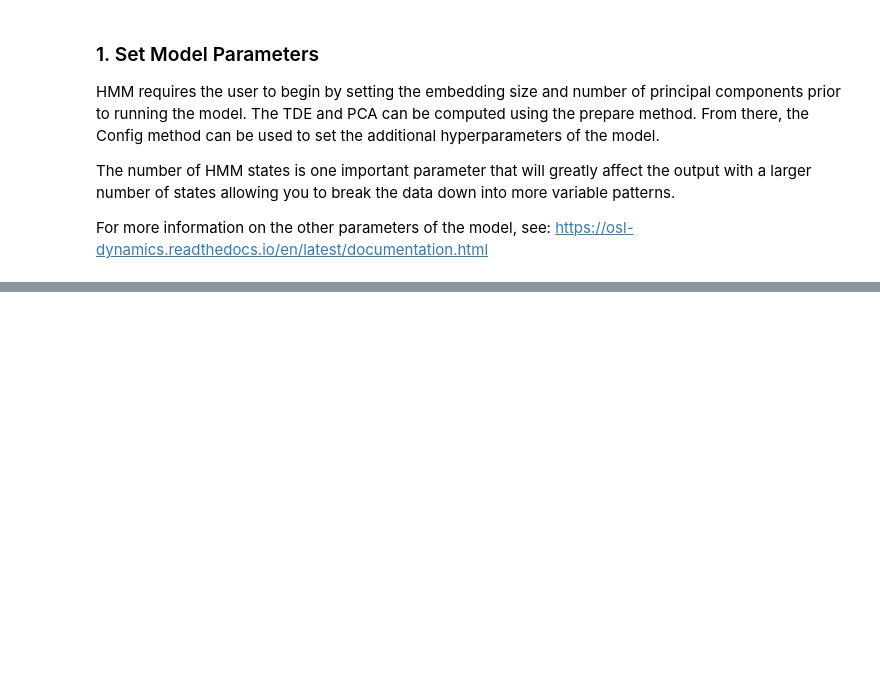
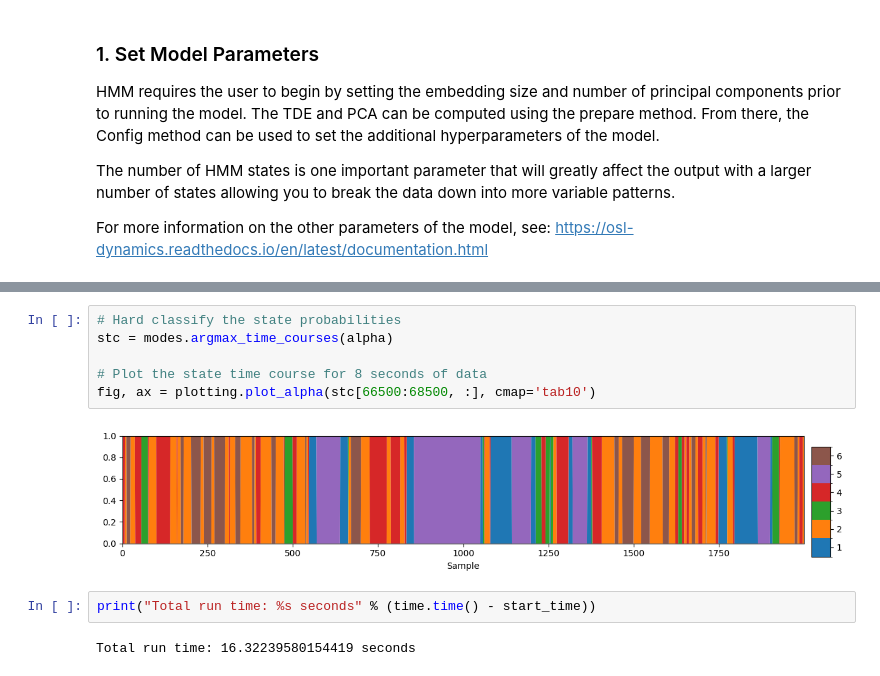
Before and after one commit to lindseypower/BurstDetection_Tutorials, a Jupyter notebook: Tutorials/HMM.ipynb, the cells around one changed output, grey strips where cells are left out. Saved outputs shown, nothing was run; the diff lists cells and outputs as text; blank space fills up the shorter version.

```diff
--- a/Tutorials/HMM.ipynb
+++ b/Tutorials/HMM.ipynb
@@ -276,0 +212,12 @@ fig, ax = power.save(
+# %%
+# Hard classify the state probabilities
+stc = modes.argmax_time_courses(alpha)
+
+# Plot the state time course for 8 seconds of data
+fig, ax = plotting.plot_alpha(stc[66500:68500, :], cmap='tab10')
+# %% [output]
+[figure, added]
+# %%
+print("Total run time: %s seconds" % (time.time() - start_time))
+# %% [output]
+Total run time: 16.32239580154419 seconds
```
Also changed, not shown: parts of 20 cells of this notebook, 6 other files.
